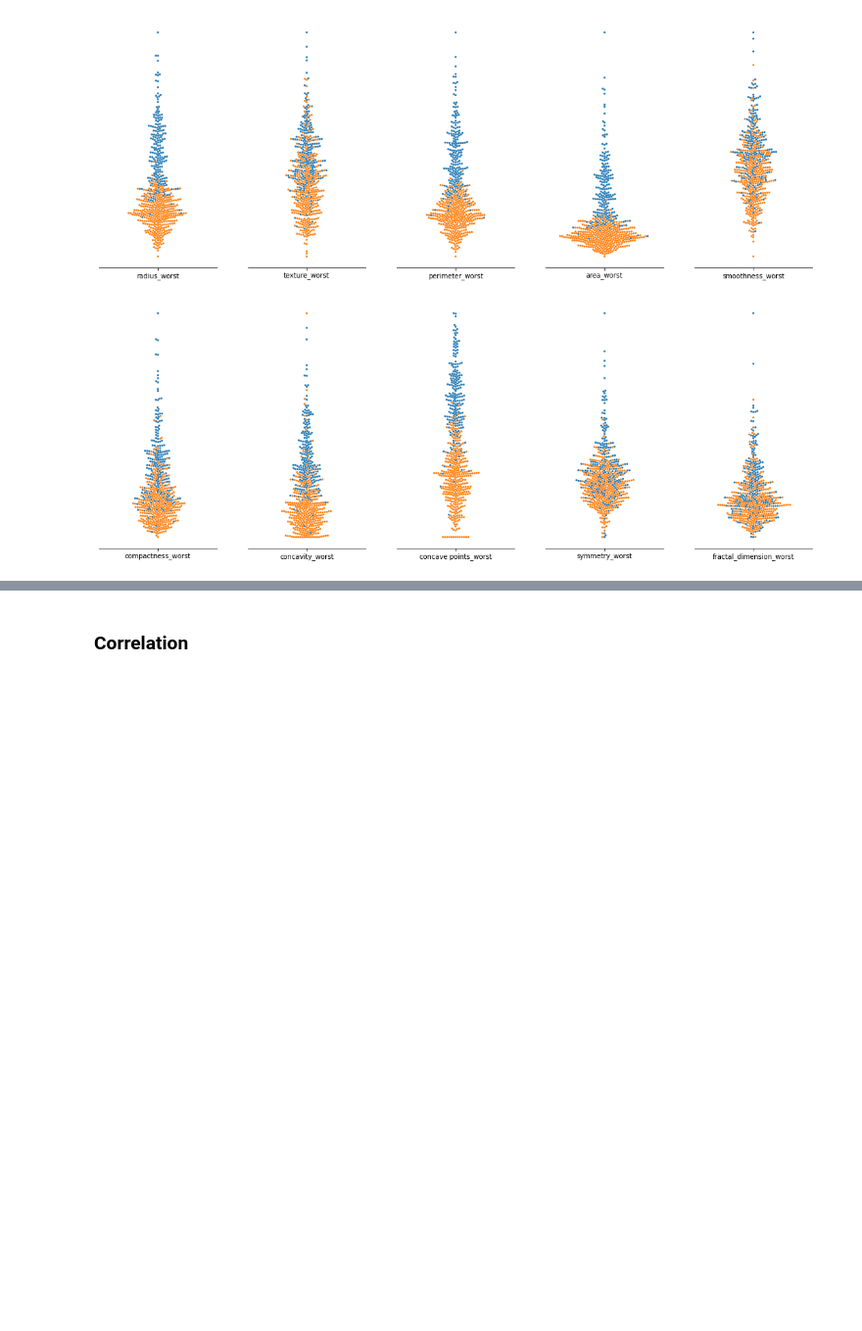
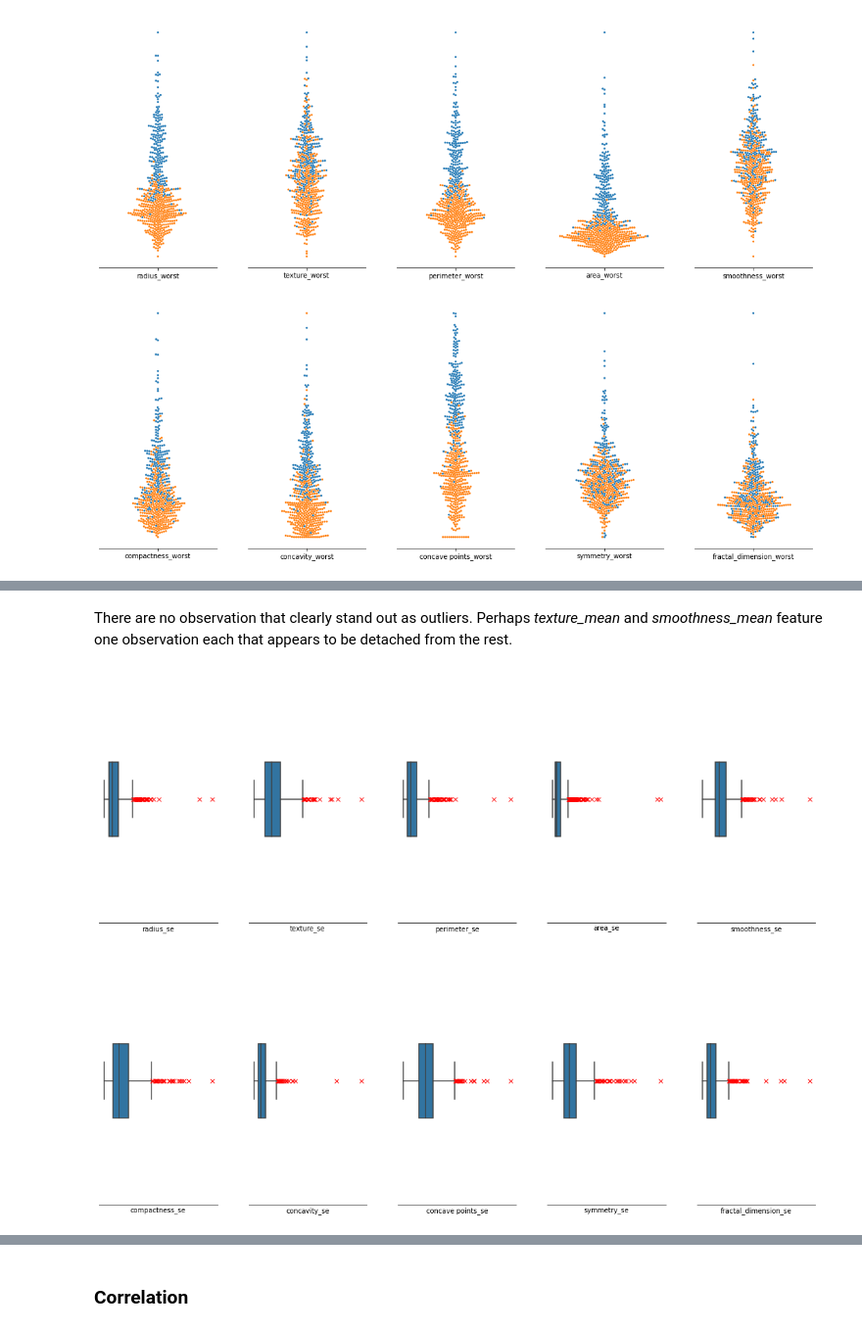
Before and after one commit to mattiatonelli/ds_portfolio, a Jupyter notebook: Breast Cancer/code/breast_cancer.ipynb, the cells around one changed output, grey strips where cells are left out. Shown at 98% size. Cells and saved outputs as stored; diff of their text form; code cells hidden in the pictures; blank space fills up the shorter version.

```diff
--- a/Breast Cancer/code/breast_cancer.ipynb
+++ b/Breast Cancer/code/breast_cancer.ipynb
@@ -338,0 +363,7 @@ subplot_generator(df=df_worst, y=y, plot='swarmplot')
+# %% [markdown]
+There are no observation that clearly stand out as outliers. Perhaps *texture_mean* and *smoothness_mean* feature one observation each that appears to be detached from the rest.
+# %%
+# plot the boxplot
+subplot_generator(df=df_se, plot='boxplot')
+# %% [output]
+[figure, added]
```
Also changed, not shown: parts of 78 cells of this notebook.
